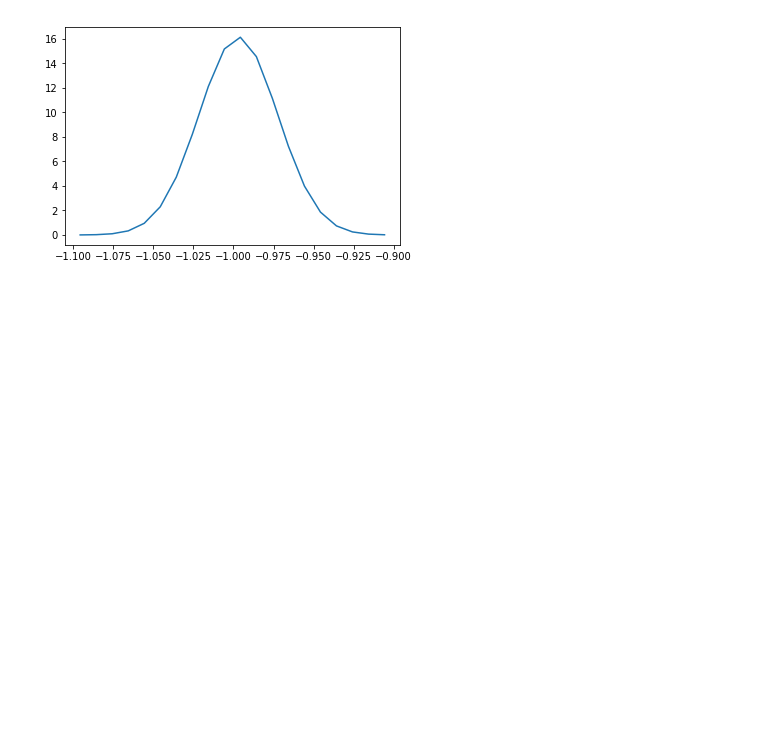
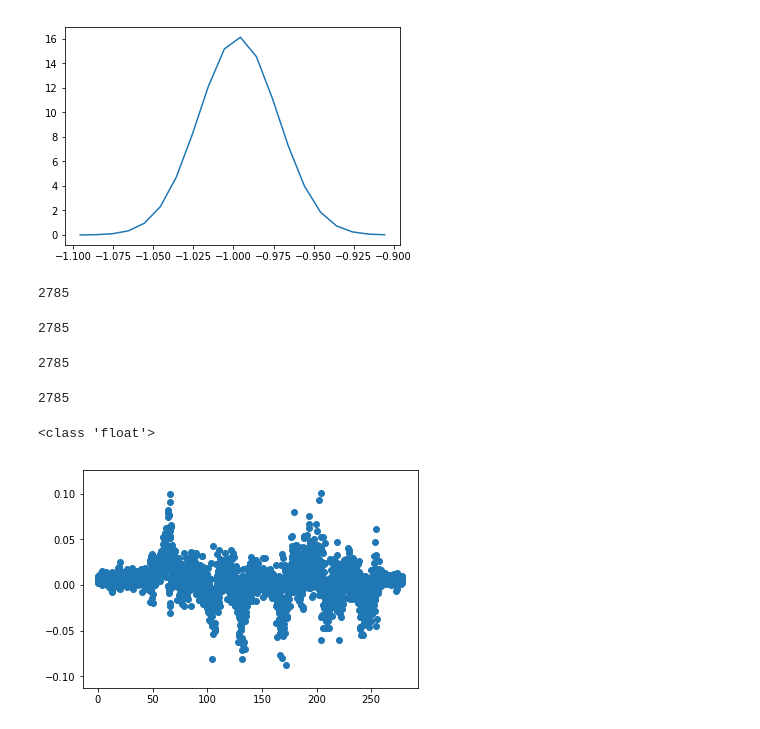
Before and after one commit to soyaoki/Analysis-of-Acceleration, a Jupyter notebook: anayze_all.ipynb, the cells around one changed output. Saved outputs shown, nothing was run; the diff lists cells and outputs as text; code cells hidden in the pictures; blank space fills up the shorter version.

```diff
--- a/anayze_all.ipynb
+++ b/anayze_all.ipynb
@@ -123,0 +128,57 @@ plt.plot(X_nd,Y_nd)
+# %%
+file_name = "ICE/x.txt"
+X = []
+
+file = open(file_name, 'r')
+
+for line in file.readlines():
+    fname = line.rstrip().split(',') #using rstrip to remove the \n
+    X.append(float(fname[1]))
+
+file.close()
+print(len(X))
+# %% [output]
+2785
+# %%
+file_name = "ICE/y.txt"
+Y = []
+
+file = open(file_name, 'r')
+
+for line in file.readlines():
+    fname = line.rstrip().split(',') #using rstrip to remove the \n
+    Y.append(float(fname[1]))
+
+file.close()
+print(len(Y))
+# %% [output]
+2785
+# %%
+file_name = "ICE/z.txt"
+Z = []
+
+file = open(file_name, 'r')
+
+for line in file.readlines():
+    fname = line.rstrip().split(',') #using rstrip to remove the \n
+    Z.append(float(fname[1]))
+
+file.close()
+print(len(Z))
+# %% [output]
+2785
+# %%
+T = np.arange(0, len(X)*0.1, 0.1)
+print(len(T))
+# %% [output]
+2785
+# %%
+print(type(X[0]))
+# %% [output]
+<class 'float'>
+# %%
+#plt.plot(T, X)
+plt.scatter(T, X)
+plt.show()
+# %% [output]
+[figure, added]
```
Also changed, not shown: parts of 15 cells of this notebook.
